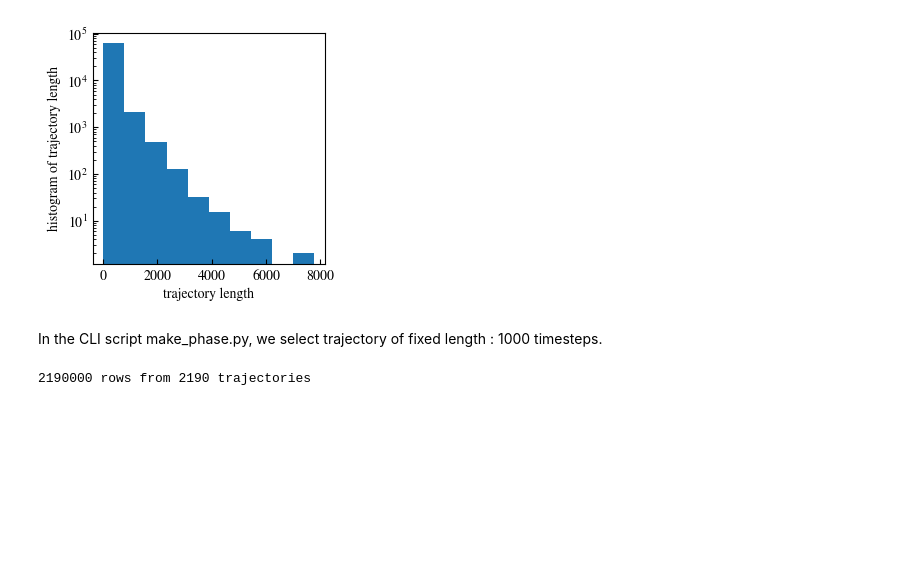
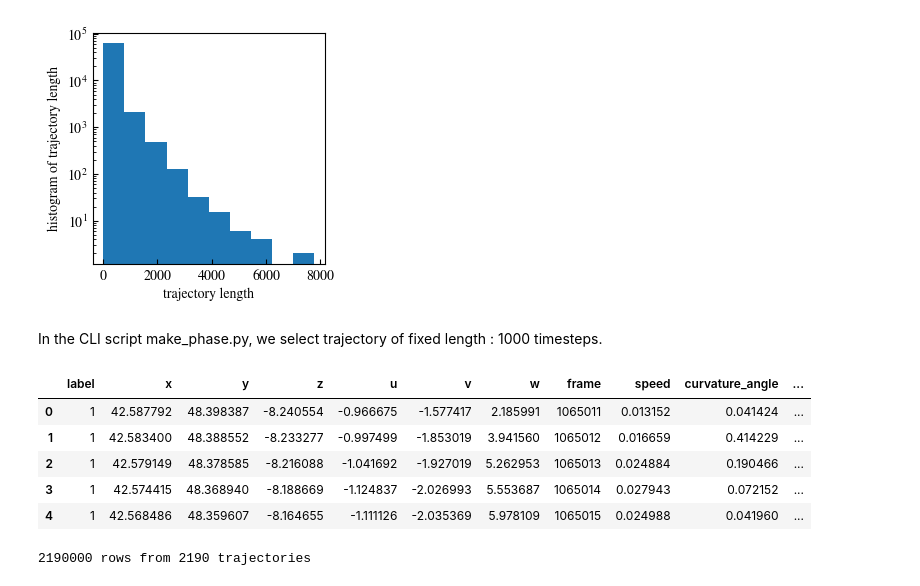
Before and after one commit to HugoLeRoy94/ClusterAnalysis, a Jupyter notebook: notebooks/copepods/01_trajectory_to_phase.ipynb, the cells around one changed output. Cells and saved outputs as stored; diff of their text form; code cells hidden in the pictures; blank space fills up the shorter version.

```diff
--- a/notebooks/copepods/01_trajectory_to_phase.ipynb
+++ b/notebooks/copepods/01_trajectory_to_phase.ipynb
@@ -36,8 +38,15 @@ fig.savefig('../reports/trajectory_length.pdf',transparent=True,bbox_inches='tig
 In the CLI script make_phase.py, we select trajectory of fixed length : 1000 timesteps.
 # %%
 # Path to raw copepod tracking data
-df = pd.read_parquet('../data/interim/phases.parquet')
+df = pd.read_parquet('../../data/copepods/interim/phases.parquet')
 df.head()
+# %% [output]
+|  | label | x | y | z | u | v | w | frame | speed | curvature_angle | ... |
+| 0 | 1 | 42.587792 | 48.398387 | -8.240554 | -0.966675 | -1.577417 | 2.185991 | 1065011 | 0.013152 | 0.041424 | ... |
+| 1 | 1 | 42.583400 | 48.388552 | -8.233277 | -0.997499 | -1.853019 | 3.941560 | 1065012 | 0.016659 | 0.414229 | ... |
+| 2 | 1 | 42.579149 | 48.378585 | -8.216088 | -1.041692 | -1.927019 | 5.262953 | 1065013 | 0.024884 | 0.190466 | ... |
+| 3 | 1 | 42.574415 | 48.368940 | -8.188669 | -1.124837 | -2.026993 | 5.553687 | 1065014 | 0.027943 | 0.072152 | ... |
+| 4 | 1 | 42.568486 | 48.359607 | -8.164655 | -1.111126 | -2.035369 | 5.978109 | 1065015 | 0.024988 | 0.041960 | ... |
 # %%
 print(f"{len(df)} rows from {df['label'].nunique()} trajectories")
 # %% [output]
```
Also changed, not shown: parts of 1 cell of this notebook, 11 other files.
